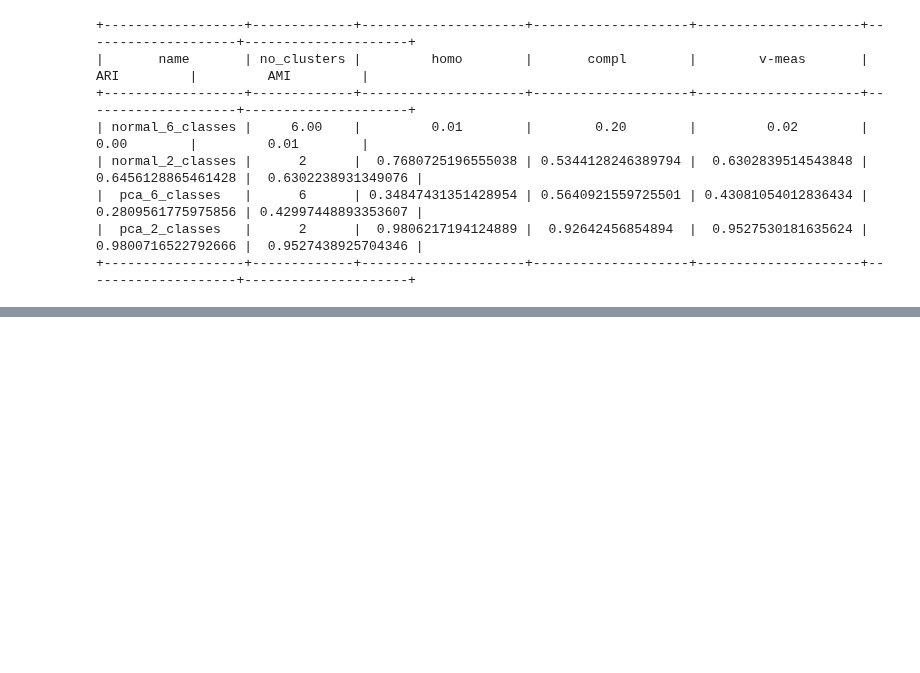
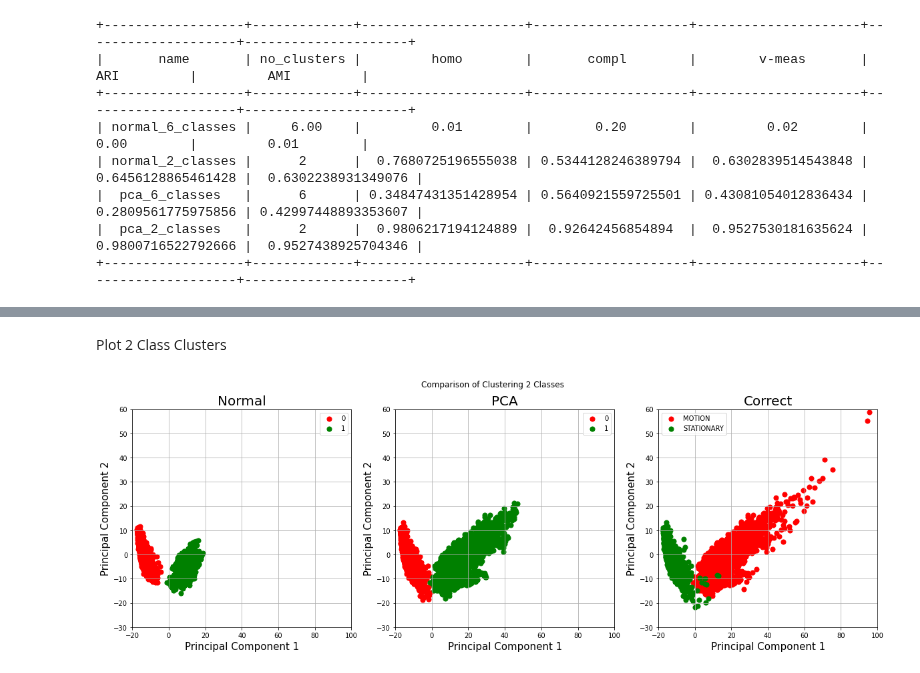
Before and after one commit to claredavies/MachineLearningCoursework, a Jupyter notebook: Assignment3/Assignment3HumanActivityRecognition.ipynb, the cells around one changed output, grey strips where cells are left out. Saved outputs shown, nothing was run; the diff lists cells and outputs as text; code cells hidden in the pictures; blank space fills up the shorter version.

```diff
--- a/Assignment3/Assignment3HumanActivityRecognition.ipynb
+++ b/Assignment3/Assignment3HumanActivityRecognition.ipynb
@@ -189,3 +190,9 @@ y_train_binary = np.select(conditions, values)
+# %%
+conditions_binary_labels = [(y_train_binary == 0),(y_train_binary == 1)]
+
+# create a list of the values we want to assign for each condition
+values_binary_labels = ["MOTION","STATIONARY",]
+y_train_binary_labels = np.select(conditions_binary_labels, values_binary_labels)
 # %%
 #normalize the dataset
 scaler = StandardScaler()
@@ -451,0 +473,24 @@ plot_cluster(ax2,"Correct", finalDfcorrect,targets_names,colors )
+# %% [markdown]
+Plot 2 Class Clusters
+# %%
+targets_names_2_classes = [0,  1]
+targets_names_2_classes_labels = values_binary_labels
+colors_2_classes = ['r', 'g', 'k']
+# %%
+custom_xlim = (-20, 100)
+custom_ylim = (-30, 60)
+
+# both use pca for visual comparison
+fig, (ax1, ax2, ax3) = plt.subplots(1, 3,figsize=(20,6))
+
+# # Setting the values for all axes.
+plt.setp(ax1, xlim=custom_xlim, ylim=custom_ylim)
+plt.setp(ax2, xlim=custom_xlim, ylim=custom_ylim)
+plt.setp(ax3, xlim=custom_xlim, ylim=custom_ylim)
+
+fig.suptitle('Comparison of Clustering 2 Classes')
+plot_cluster(ax1,"Normal", df,targets_names_2_classes, colors_2_classes,cluster_labels_normal_2_classes)
+plot_cluster(ax2,"PCA", df,targets_names_2_classes, colors_2_classes,cluster_labels_pca_2_classes)
+plot_cluster(ax3,"Correct", df,targets_names_2_classes_labels,colors_2_classes,y_train_binary_labels)
+# %% [output]
+[figure, added]
```
Also changed, not shown: parts of 7 cells of this notebook.
